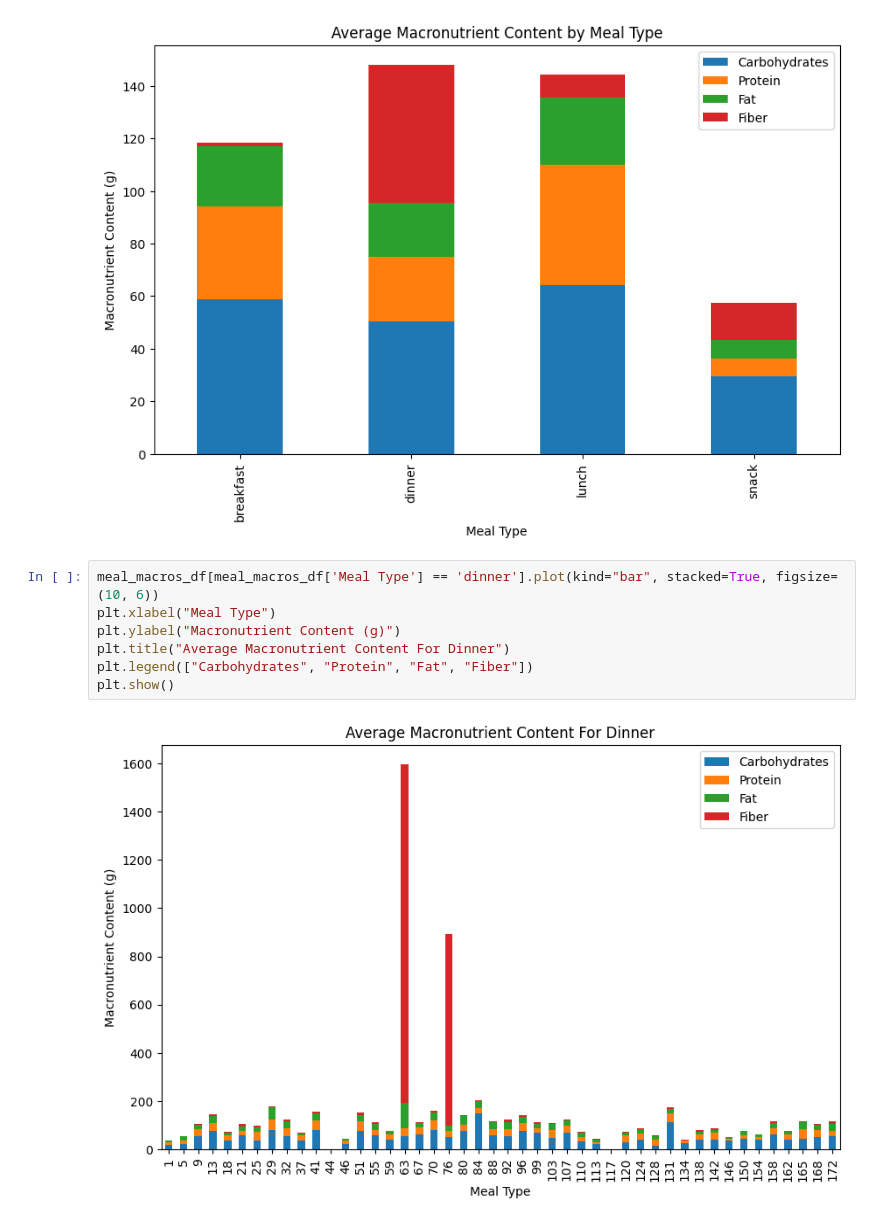
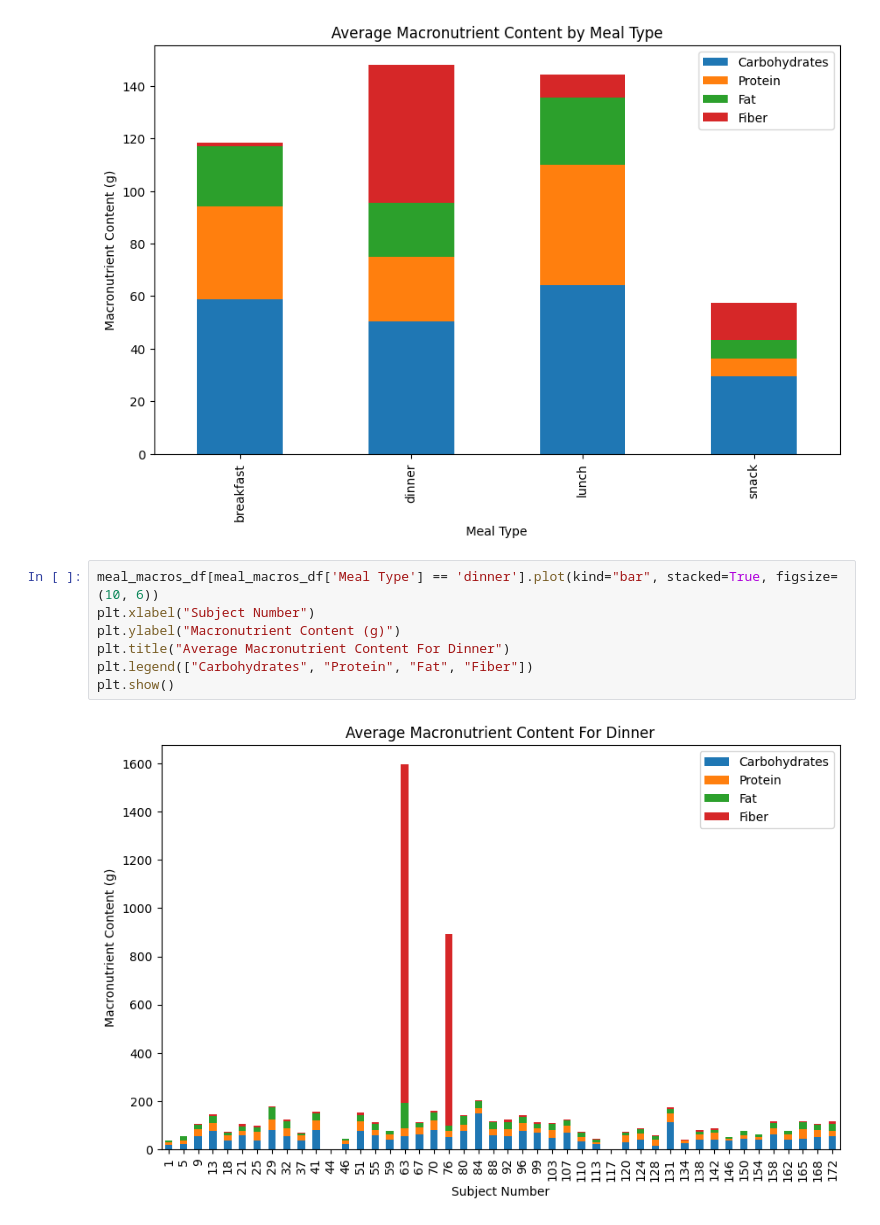
Before and after one commit to g7xu/Secret-Life-Of-BloodGlucose, a Jupyter notebook: eda/Cecilia_EDA.ipynb, the cells around one changed output. Saved outputs shown, nothing was run; the diff lists cells and outputs as text.

```diff
--- a/eda/Cecilia_EDA.ipynb
+++ b/eda/Cecilia_EDA.ipynb
@@ -70,10 +70,10 @@ plt.show()
 [figure]
 # %%
 meal_macros_df[meal_macros_df['Meal Type'] == 'dinner'].plot(kind="bar", stacked=True, figsize=(10, 6))
-plt.xlabel("Meal Type")
+plt.xlabel("Subject Number")
 plt.ylabel("Macronutrient Content (g)")
 plt.title("Average Macronutrient Content For Dinner")
 plt.legend(["Carbohydrates", "Protein", "Fat", "Fiber"])
 plt.show()
 # %% [output]
-[figure, old version]
+[figure, new version]
```
